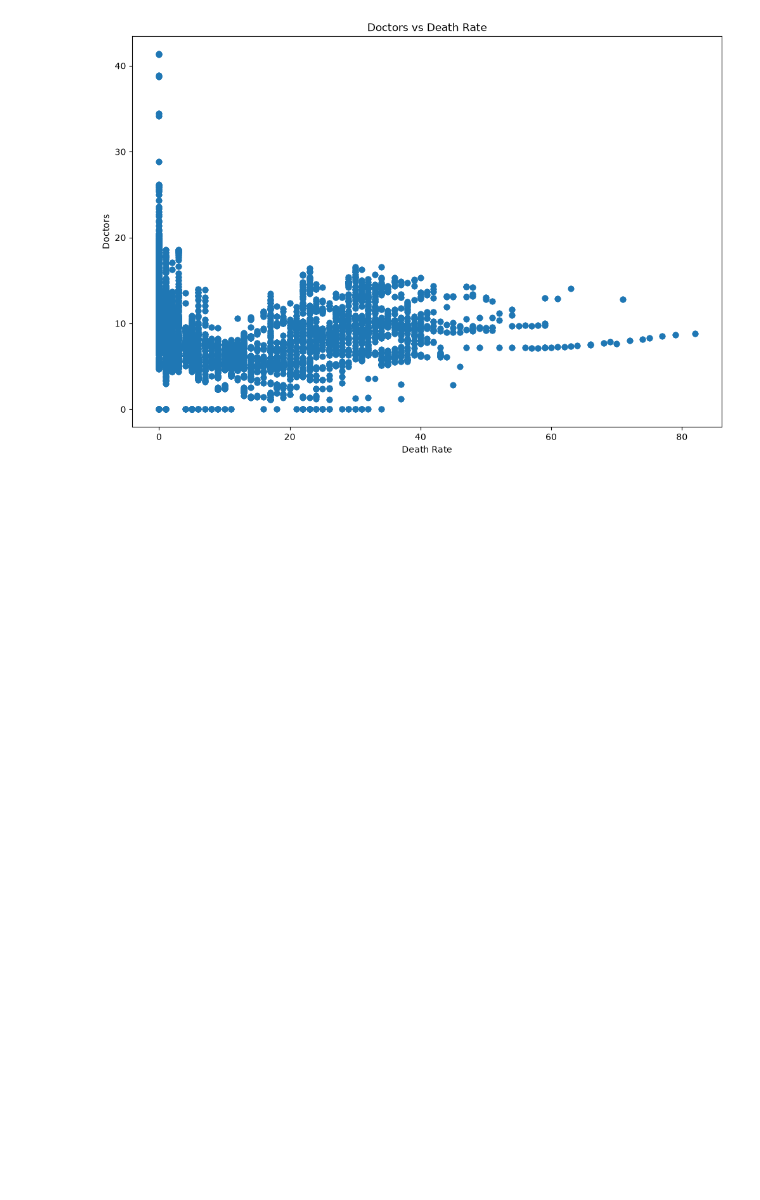
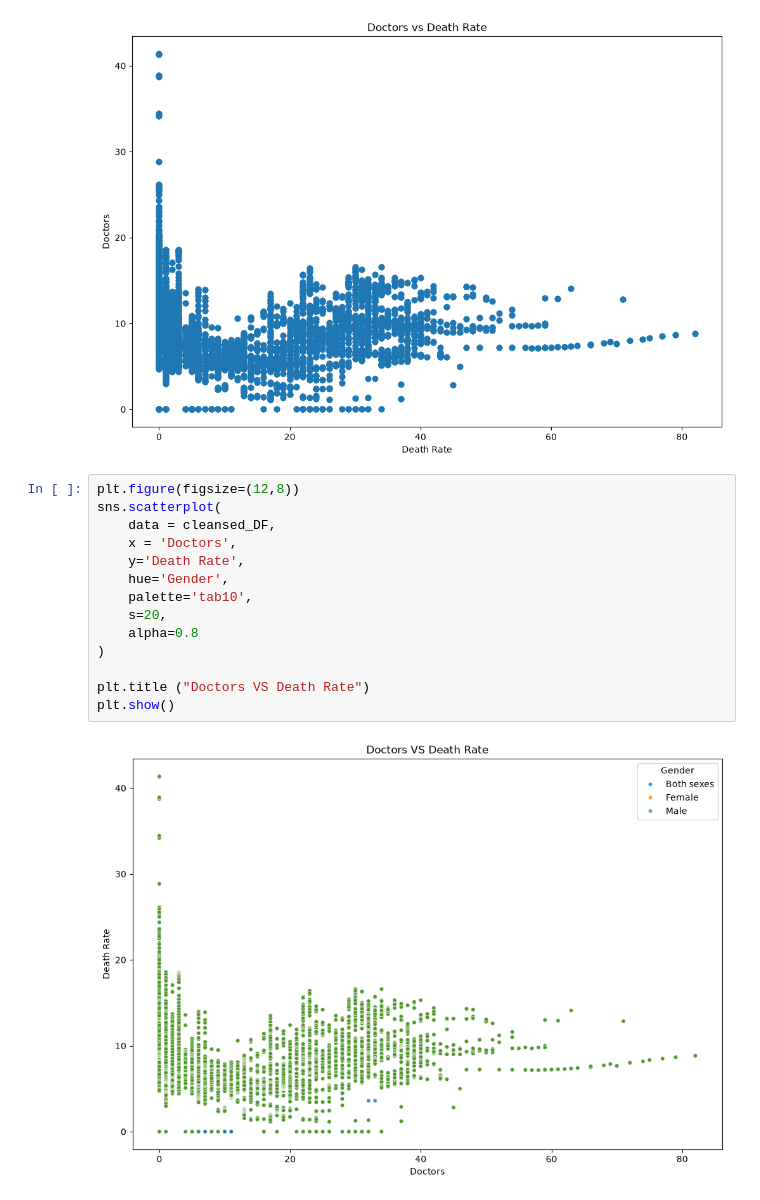
Before and after one commit to Viranya2006/DST-Python, a Jupyter notebook: 2026-07-04/test.ipynb, the cells around one changed output. Drawn from its saved outputs; the diff is of its cells as text; blank space fills up the shorter version.

```diff
--- a/2026-07-04/test.ipynb
+++ b/2026-07-04/test.ipynb
@@ -510,3 +510,19 @@ plt.title("Doctors vs Death Rate")
 plt.show()
 # %% [output]
 [figure]
+# %%
+plt.figure(figsize=(12,8))
+sns.scatterplot(
+    data = cleansed_DF,
+    x = 'Doctors',
+    y='Death Rate',
+    hue='Gender',
+    palette='tab10',
+    s=20,
+    alpha=0.8
+)
+
+plt.title ("Doctors VS Death Rate")
+plt.show()
+# %% [output]
+[figure, added]
```
